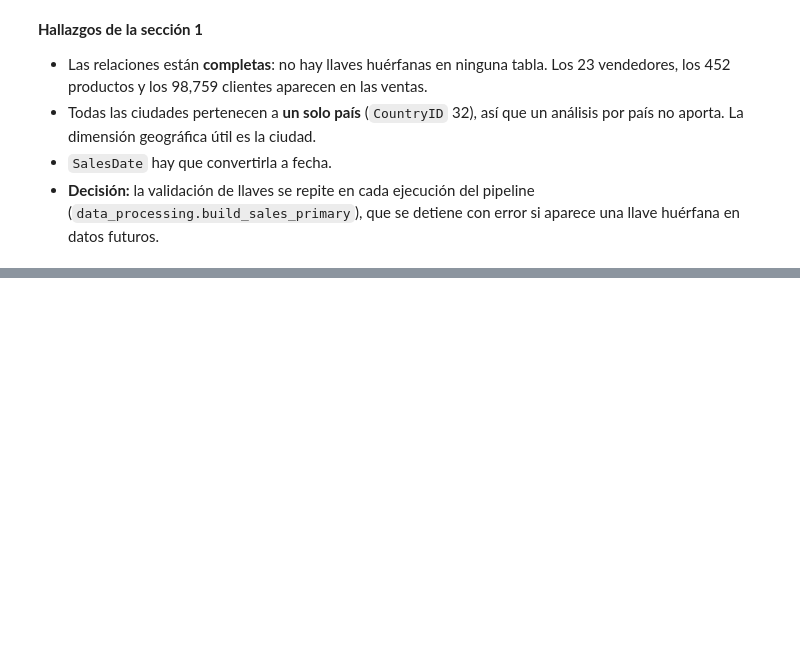
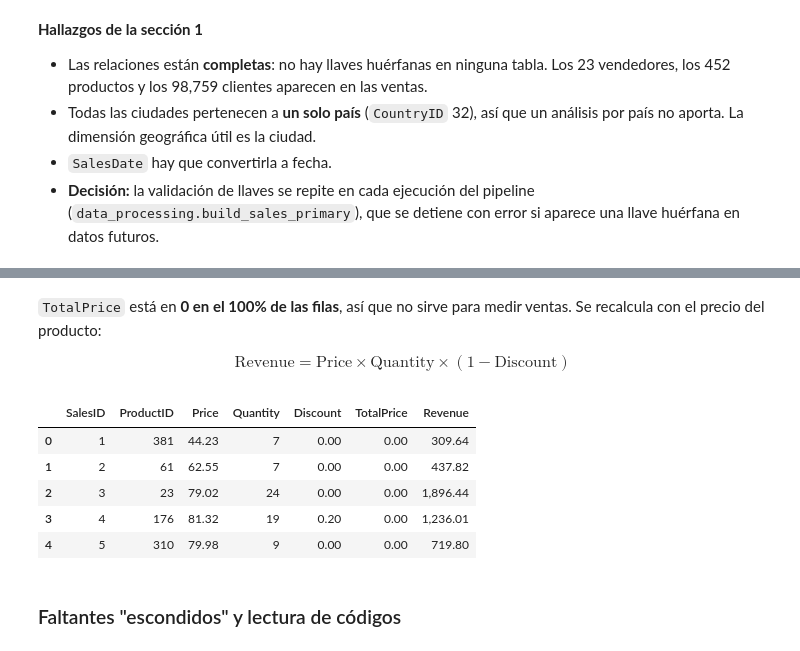
Before and after one commit to Cynthiss/ML-Proyecto-Final, a Jupyter notebook: notebooks/01_exploracion.ipynb, the cells around one changed output, grey strips where cells are left out. Cells and saved outputs as stored; diff of their text form; code cells hidden in the pictures; blank space fills up the shorter version.

```diff
--- a/notebooks/01_exploracion.ipynb
+++ b/notebooks/01_exploracion.ipynb
@@ -167,0 +282,20 @@ Países con ciudades: [32]
+# %% [markdown]
+`TotalPrice` está en **0 en el 100% de las filas**, así que no sirve para medir ventas. Se recalcula con el precio del producto:
+
+$$\text{Revenue} = \text{Price} \times \text{Quantity} \times (1 - \text{Discount})$$
+# %%
+products = raw["products"]
+check = sales.head(5).merge(products[["ProductID", "Price"]], on="ProductID")
+check["Revenue"] = check["Price"] * check["Quantity"] * (1 - check["Discount"])
+check[
+    ["SalesID", "ProductID", "Price", "Quantity", "Discount", "TotalPrice", "Revenue"]
+]
+# %% [output]
+|  | SalesID | ProductID | Price | Quantity | Discount | TotalPrice | Revenue |
+| 0 | 1 | 381 | 44.23 | 7 | 0.00 | 0.00 | 309.64 |
+| 1 | 2 | 61 | 62.55 | 7 | 0.00 | 0.00 | 437.82 |
+| 2 | 3 | 23 | 79.02 | 24 | 0.00 | 0.00 | 1,896.44 |
+| 3 | 4 | 176 | 81.32 | 19 | 0.20 | 0.00 | 1,236.01 |
+| 4 | 5 | 310 | 79.98 | 9 | 0.00 | 0.00 | 719.80 |
+# %% [markdown]
+### Faltantes "escondidos" y lectura de códigos
```
Also changed, not shown: parts of 11 cells of this notebook.
